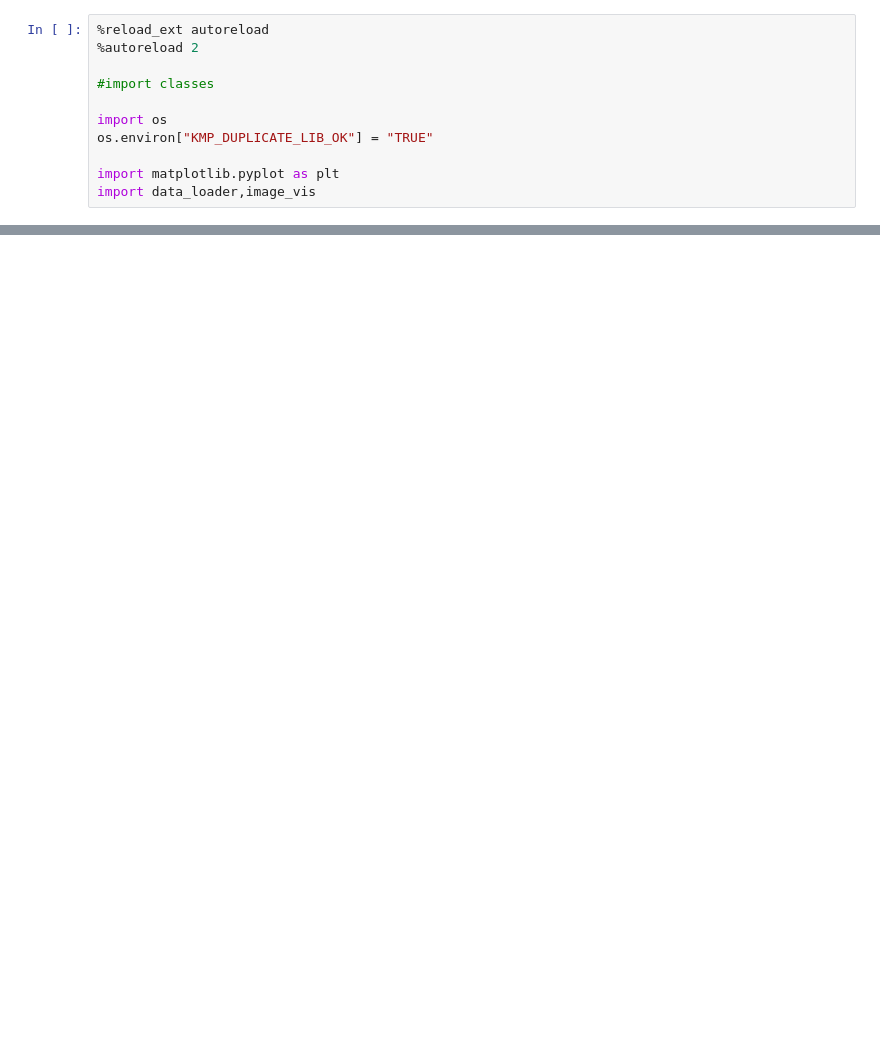
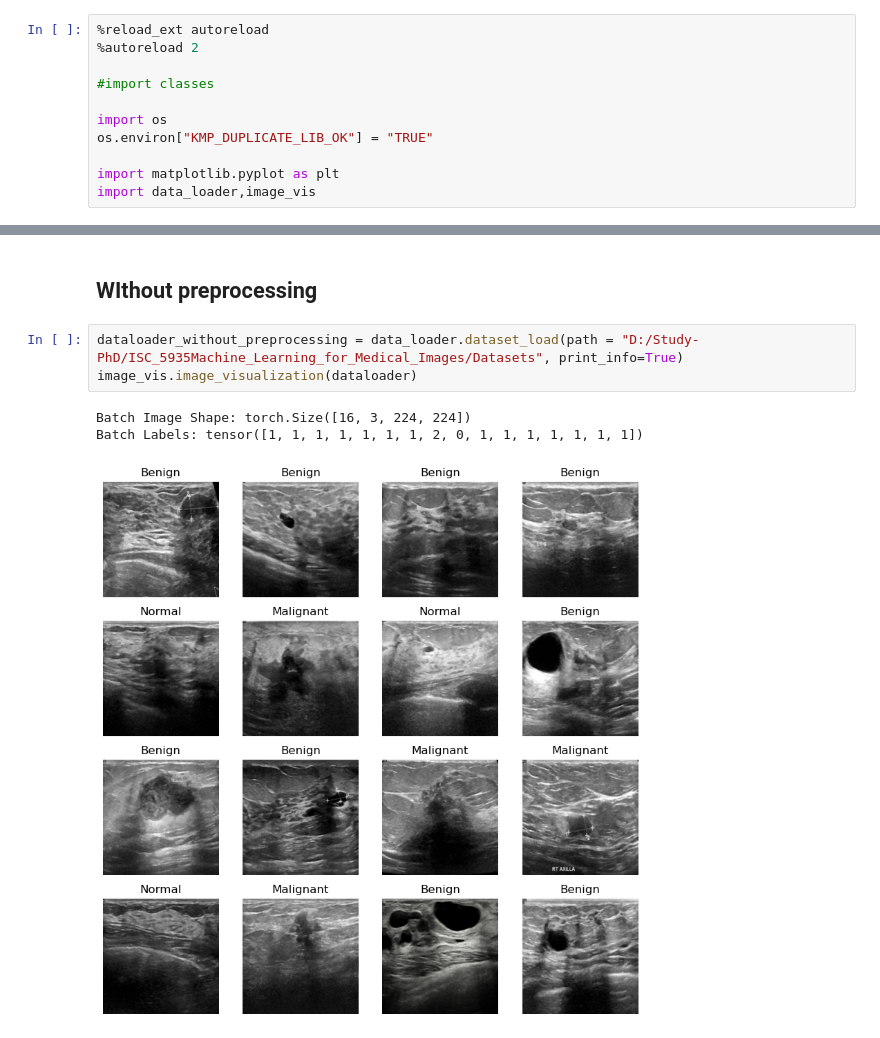
Before and after one commit to luka-husar07/FinalProject_HealthSci, a Jupyter notebook: presentation_2.ipynb, the cells around one changed output, grey strips where cells are left out. Drawn from its saved outputs; the diff is of its cells as text; blank space fills up the shorter version.

Commit message:
Load Dataset and review output in .ipynb file

```diff
--- a/presentation_2.ipynb
+++ b/presentation_2.ipynb
@@ -39,0 +23,9 @@ Error:
+# %% [markdown]
+## WIthout preprocessing
+# %%
+dataloader_without_preprocessing = data_loader.dataset_load(path = "D:/Study-PhD/ISC_5935Machine_Learning_for_Medical_Images/Datasets", print_info=True)
+image_vis.image_visualization(dataloader)
+# %% [output]
+Batch Image Shape: torch.Size([16, 3, 224, 224])
+Batch Labels: tensor([1, 1, 1, 1, 1, 1, 1, 2, 0, 1, 1, 1, 1, 1, 1, 1])
+[figure, added]
```
Also changed, not shown: parts of 3 cells of this notebook.
